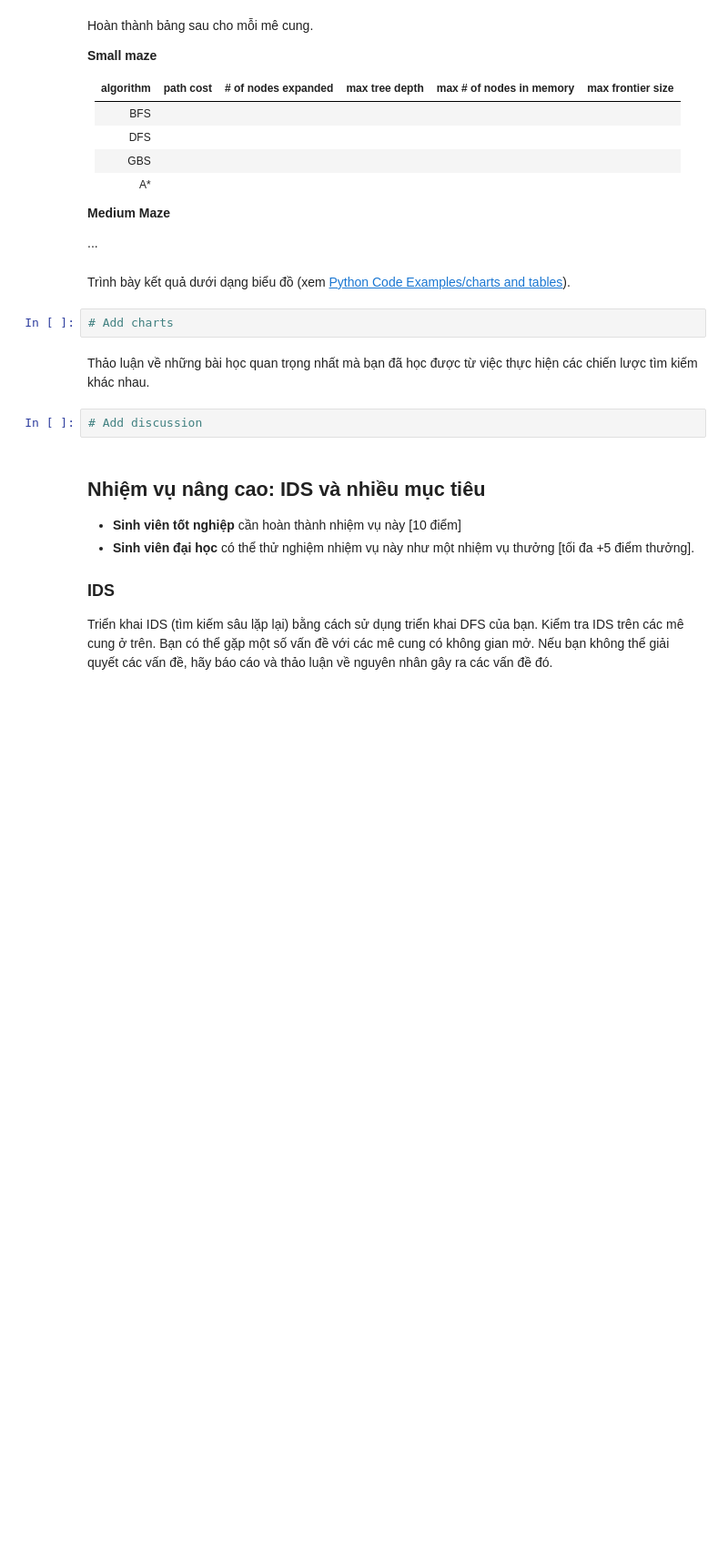
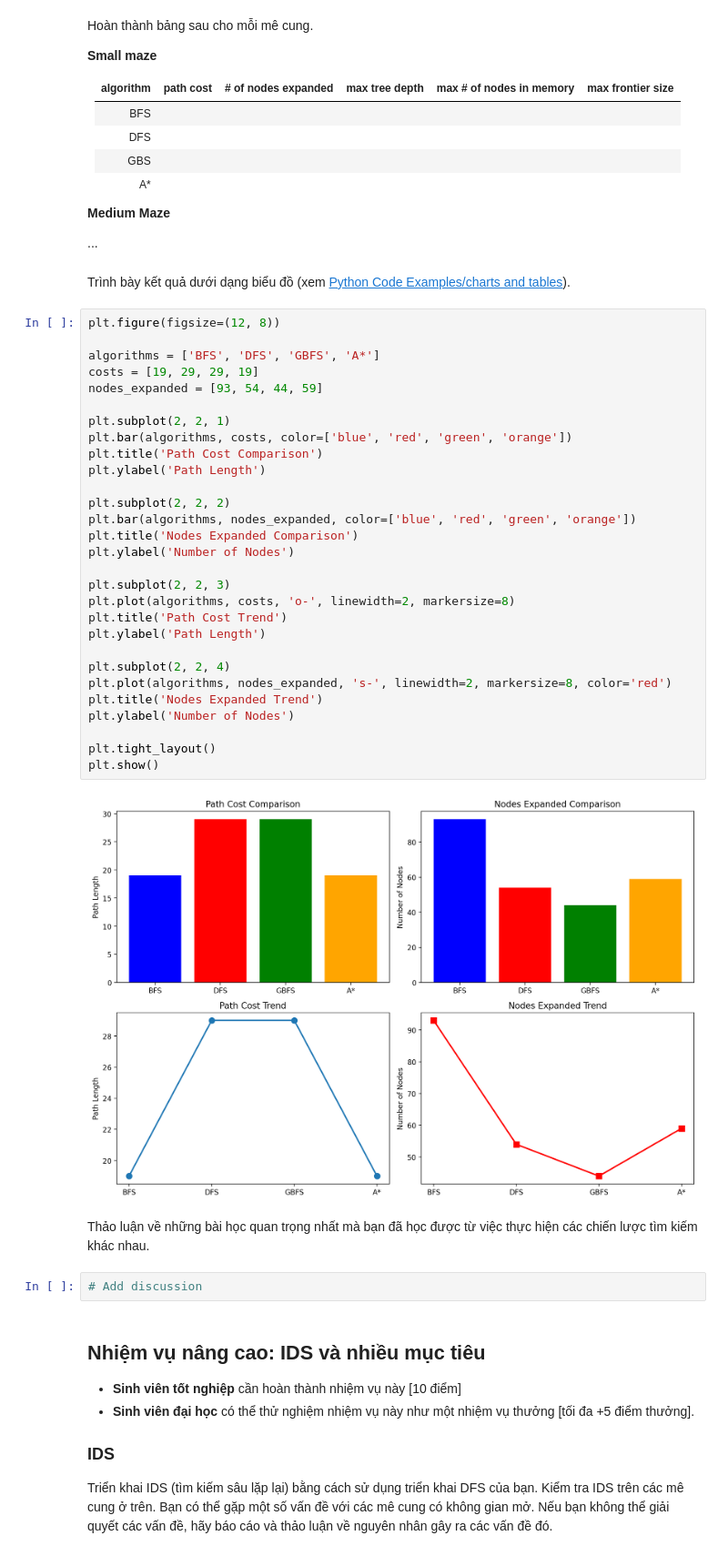
Before and after one commit to KHOAUSSR2003/Group-4-SGU, a Jupyter notebook: lab2_02_search/Maze.ipynb, the cells around one changed output. Shown at 91% size. Drawn from its saved outputs; the diff is of its cells as text; blank space fills up the shorter version.

```diff
--- a/lab2_02_search/Maze.ipynb
+++ b/lab2_02_search/Maze.ipynb
@@ -518,8 +618,37 @@ __Medium Maze__
 ...
 # %% [markdown]
 Trình bày kết quả dưới dạng biểu đồ (xem [Python Code Examples/charts and tables](../HOWTOs/charts_and_tables.ipynb)).
-# %%
-# Add charts
+# %%
+plt.figure(figsize=(12, 8))
+
+algorithms = ['BFS', 'DFS', 'GBFS', 'A*']
+costs = [19, 29, 29, 19]
+nodes_expanded = [93, 54, 44, 59]
+
+plt.subplot(2, 2, 1)
+plt.bar(algorithms, costs, color=['blue', 'red', 'green', 'orange'])
+plt.title('Path Cost Comparison')
+plt.ylabel('Path Length')
+
+plt.subplot(2, 2, 2)
+plt.bar(algorithms, nodes_expanded, color=['blue', 'red', 'green', 'orange'])
+plt.title('Nodes Expanded Comparison')
+plt.ylabel('Number of Nodes')
+
+plt.subplot(2, 2, 3)
+plt.plot(algorithms, costs, 'o-', linewidth=2, markersize=8)
+plt.title('Path Cost Trend')
+plt.ylabel('Path Length')
+
+plt.subplot(2, 2, 4)
+plt.plot(algorithms, nodes_expanded, 's-', linewidth=2, markersize=8, color='red')
+plt.title('Nodes Expanded Trend')
+plt.ylabel('Number of Nodes')
+
+plt.tight_layout()
+plt.show()
+# %% [output]
+[figure, added]
 # %% [markdown]
 Thảo luận về những bài học quan trọng nhất mà bạn đã học được từ việc thực hiện các chiến lược tìm kiếm khác nhau.
 # %%
```
Also changed, not shown: parts of 12 cells of this notebook, 3 other files.
